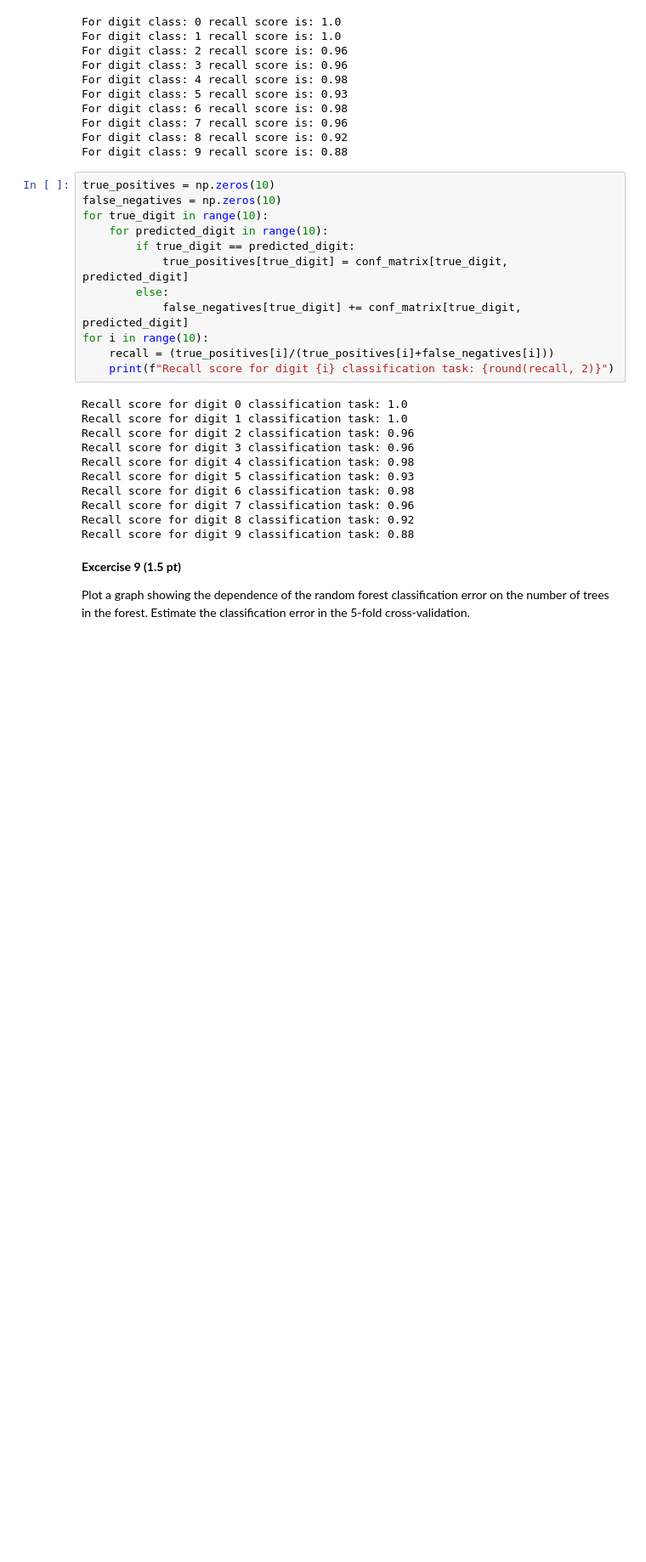
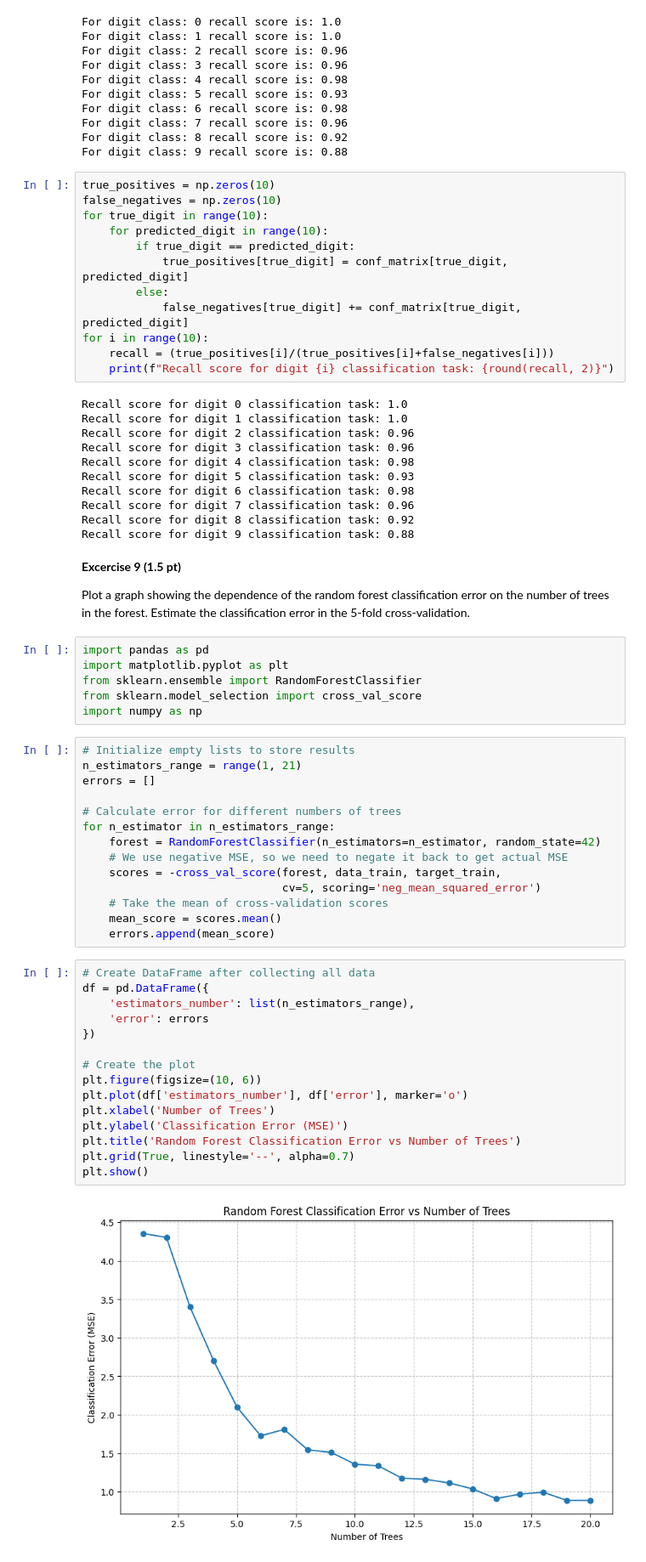
Before and after one commit to Azirral/data-science-exercises, a Jupyter notebook: Exercise4/DecisionTrees.ipynb, the cells around one changed output. Shown at 85% size. Cells and saved outputs as stored; diff of their text form; blank space fills up the shorter version.

Commit message:
Created graph of dependency between number of trees and the classification error

```diff
--- a/Exercise4/DecisionTrees.ipynb
+++ b/Exercise4/DecisionTrees.ipynb
@@ -437,3 +437,40 @@ Recall score for digit 9 classification task: 0.88
 **Excercise 9 (1.5 pt)**
 
 Plot a graph showing the dependence of the random forest classification error on the number of trees in the forest. Estimate the classification error in the 5-fold cross-validation.
+# %%
+import pandas as pd
+import matplotlib.pyplot as plt
+from sklearn.ensemble import RandomForestClassifier
+from sklearn.model_selection import cross_val_score
+import numpy as np
+# %%
+# Initialize empty lists to store results
+n_estimators_range = range(1, 21)
+errors = []
+
+# Calculate error for different numbers of trees
+for n_estimator in n_estimators_range:
+    forest = RandomForestClassifier(n_estimators=n_estimator, random_state=42)
+    # We use negative MSE, so we need to negate it back to get actual MSE
+    scores = -cross_val_score(forest, data_train, target_train,
+                              cv=5, scoring='neg_mean_squared_error')
+    # Take the mean of cross-validation scores
+    mean_score = scores.mean()
+    errors.append(mean_score)
+# %%
+# Create DataFrame after collecting all data
+df = pd.DataFrame({
+    'estimators_number': list(n_estimators_range),
+    'error': errors
+})
+
+# Create the plot
+plt.figure(figsize=(10, 6))
+plt.plot(df['estimators_number'], df['error'], marker='o')
+plt.xlabel('Number of Trees')
+plt.ylabel('Classification Error (MSE)')
+plt.title('Random Forest Classification Error vs Number of Trees')
+plt.grid(True, linestyle='--', alpha=0.7)
+plt.show()
+# %% [output]
+[figure, added]
```
